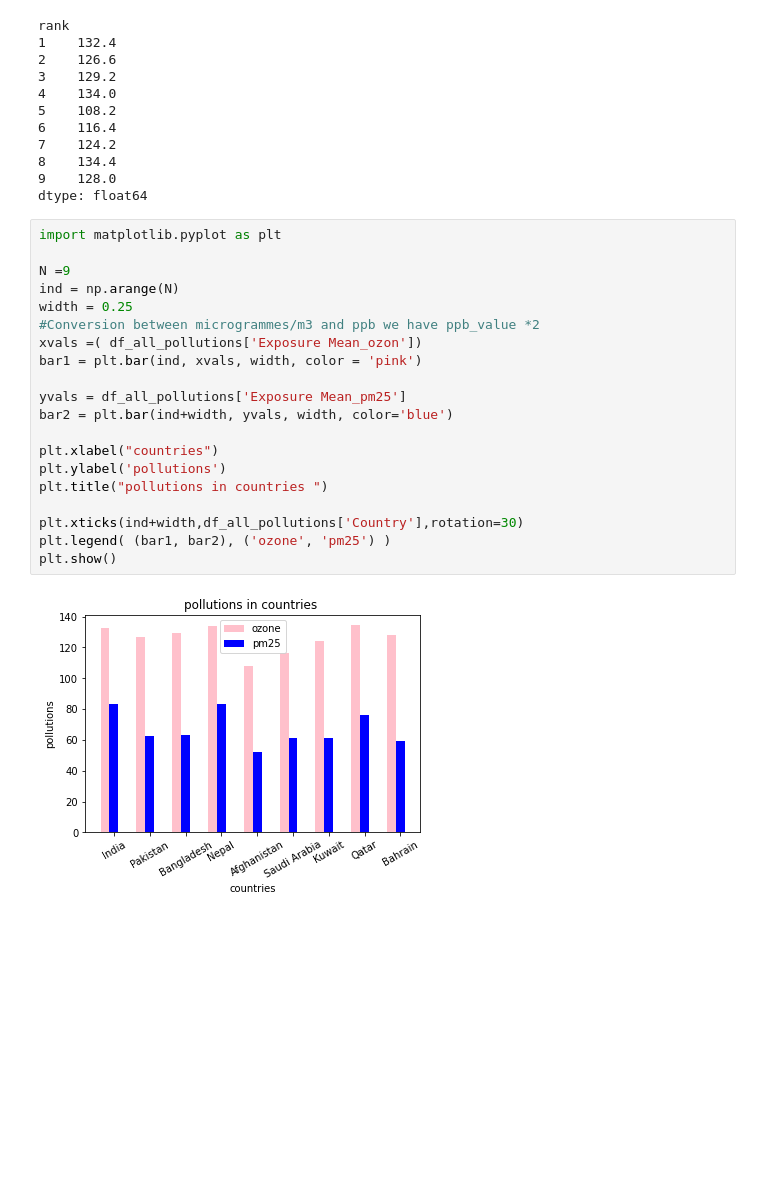
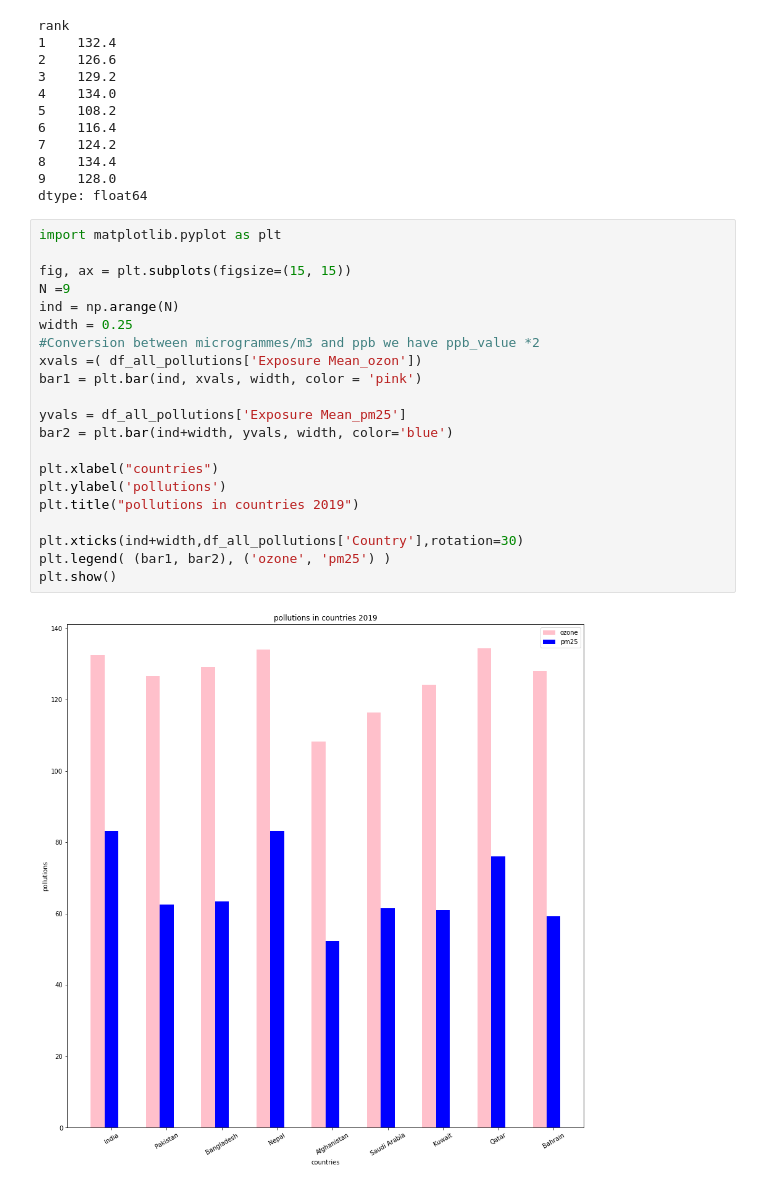
Before and after one commit to 1-1is0/air_pollution_effect, a Jupyter notebook: q2.ipynb, the cells around one changed output. Drawn from its saved outputs; the diff is of its cells as text; blank space fills up the shorter version.

```diff
--- a/q2.ipynb
+++ b/q2.ipynb
@@ -107,22 +107,23 @@ dtype: float64
 # %%
 import matplotlib.pyplot as plt
 
+fig, ax = plt.subplots(figsize=(15, 15))
 N =9
 ind = np.arange(N)
 width = 0.25
 #Conversion between microgrammes/m3 and ppb we have ppb_value *2
 xvals =( df_all_pollutions['Exposure Mean_ozon'])
 bar1 = plt.bar(ind, xvals, width, color = 'pink')
 
 yvals = df_all_pollutions['Exposure Mean_pm25']
 bar2 = plt.bar(ind+width, yvals, width, color='blue')
 
 plt.xlabel("countries")
 plt.ylabel('pollutions')
-plt.title("pollutions in countries ")
+plt.title("pollutions in countries 2019")
 
 plt.xticks(ind+width,df_all_pollutions['Country'],rotation=30)
 plt.legend( (bar1, bar2), ('ozone', 'pm25') )
 plt.show()
 # %% [output]
-[figure, old version]
+[figure, new version]
```
